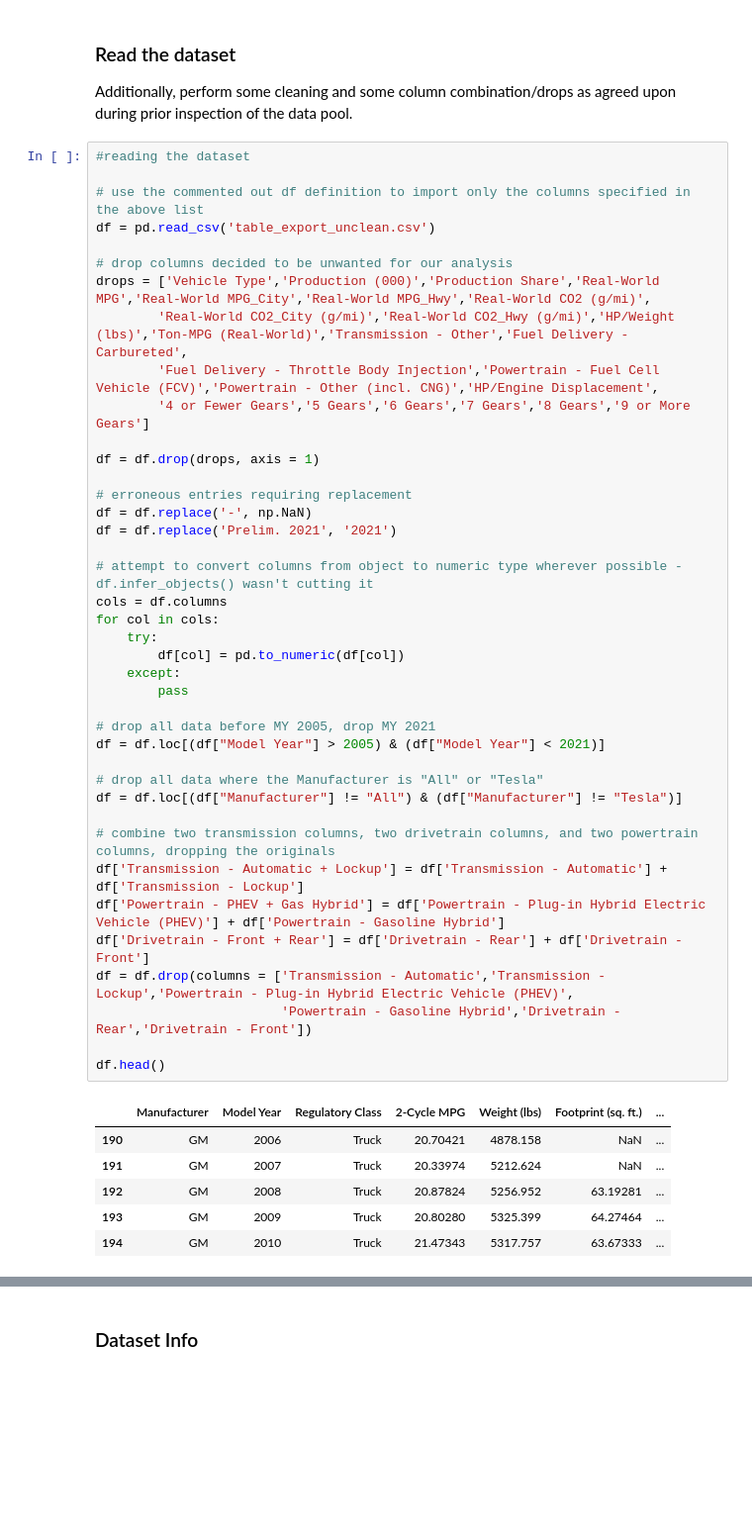
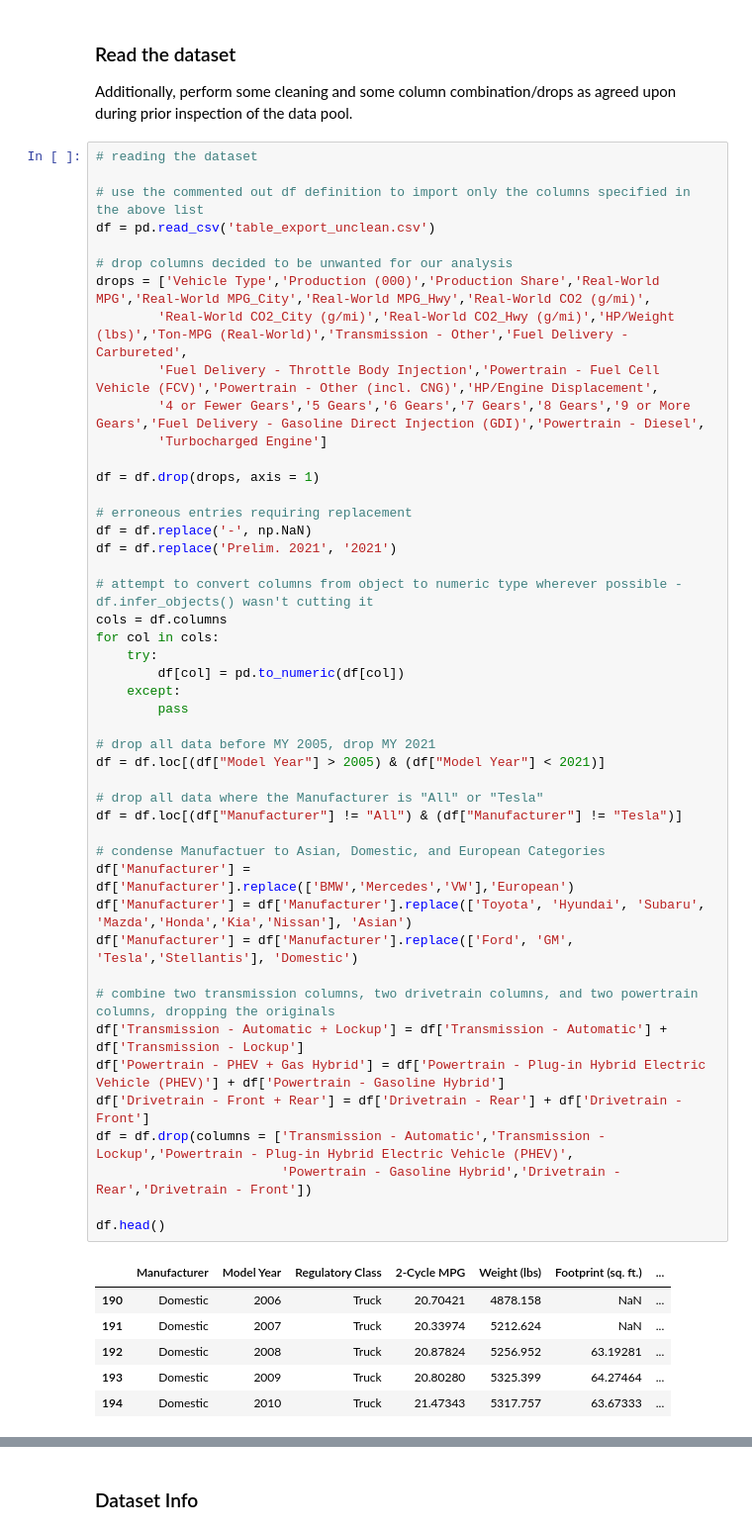
Before and after one commit to ekatynski/6103-project, a Jupyter notebook: 6103-project-group-3.ipynb, the cells around one changed output, grey strips where cells are left out. Shown at 99% size. Drawn from its saved outputs; the diff is of its cells as text; blank space fills up the shorter version.

```diff
--- a/6103-project-group-3.ipynb
+++ b/6103-project-group-3.ipynb
@@ -74,7 +76,7 @@ warnings.filterwarnings("ignore")
 ### Read the dataset
 Additionally, perform some cleaning and some column combination/drops as agreed upon during prior inspection of the data pool.
 # %%
-#reading the dataset
+# reading the dataset
 
 # use the commented out df definition to import only the columns specified in the above list
 df = pd.read_csv('table_export_unclean.csv')
@@ -83,40 +85,46 @@ df = pd.read_csv('table_export_unclean.csv')
 drops = ['Vehicle Type','Production (000)','Production Share','Real-World MPG','Real-World MPG_City','Real-World MPG_Hwy','Real-World CO2 (g/mi)',
         'Real-World CO2_City (g/mi)','Real-World CO2_Hwy (g/mi)','HP/Weight (lbs)','Ton-MPG (Real-World)','Transmission - Other','Fuel Delivery - Carbureted',
         'Fuel Delivery - Throttle Body Injection','Powertrain - Fuel Cell Vehicle (FCV)','Powertrain - Other (incl. CNG)','HP/Engine Displacement',
-        '4 or Fewer Gears','5 Gears','6 Gears','7 Gears','8 Gears','9 or More Gears']
+        '4 or Fewer Gears','5 Gears','6 Gears','7 Gears','8 Gears','9 or More Gears','Fuel Delivery - Gasoline Direct Injection (GDI)','Powertrain - Diesel',
+        'Turbocharged Engine']
 
 df = df.drop(drops, axis = 1)
 
 # erroneous entries requiring replacement
 df = df.replace('-', np.NaN)
 df = df.replace('Prelim. 2021', '2021')
 
 # attempt to convert columns from object to numeric type wherever possible - df.infer_objects() wasn't cutting it
 cols = df.columns
 for col in cols:
     try:
         df[col] = pd.to_numeric(df[col])
     except:
         pass
 
 # drop all data before MY 2005, drop MY 2021
 df = df.loc[(df["Model Year"] > 2005) & (df["Model Year"] < 2021)]
 
 # drop all data where the Manufacturer is "All" or "Tesla"
 df = df.loc[(df["Manufacturer"] != "All") & (df["Manufacturer"] != "Tesla")]
 
+# condense Manufactuer to Asian, Domestic, and European Categories
+df['Manufacturer'] = df['Manufacturer'].replace(['BMW','Mercedes','VW'],'European')
+df['Manufacturer'] = df['Manufacturer'].replace(['Toyota', 'Hyundai', 'Subaru', 'Mazda','Honda','Kia','Nissan'], 'Asian')
+df['Manufacturer'] = df['Manufacturer'].replace(['Ford', 'GM', 'Tesla','Stellantis'], 'Domestic')
+
 # combine two transmission columns, two drivetrain columns, and two powertrain columns, dropping the originals
 df['Transmission - Automatic + Lockup'] = df['Transmission - Automatic'] + df['Transmission - Lockup']
 df['Powertrain - PHEV + Gas Hybrid'] = df['Powertrain - Plug-in Hybrid Electric Vehicle (PHEV)'] + df['Powertrain - Gasoline Hybrid']
 df['Drivetrain - Front + Rear'] = df['Drivetrain - Rear'] + df['Drivetrain - Front']
 df = df.drop(columns = ['Transmission - Automatic','Transmission - Lockup','Powertrain - Plug-in Hybrid Electric Vehicle (PHEV)',
                         'Powertrain - Gasoline Hybrid','Drivetrain - Rear','Drivetrain - Front'])
 
 df.head()
 # %% [output]
 |  | Manufacturer | Model Year | Regulatory Class | 2-Cycle MPG | Weight (lbs) | Footprint (sq. ft.) | ... |
-| 190 | GM | 2006 | Truck | 20.70421 | 4878.158 | NaN | ... |
-| 191 | GM | 2007 | Truck | 20.33974 | 5212.624 | NaN | ... |
-| 192 | GM | 2008 | Truck | 20.87824 | 5256.952 | 63.19281 | ... |
-| 193 | GM | 2009 | Truck | 20.80280 | 5325.399 | 64.27464 | ... |
-| 194 | GM | 2010 | Truck | 21.47343 | 5317.757 | 63.67333 | ... |
+| 190 | Domestic | 2006 | Truck | 20.70421 | 4878.158 | NaN | ... |
+| 191 | Domestic | 2007 | Truck | 20.33974 | 5212.624 | NaN | ... |
+| 192 | Domestic | 2008 | Truck | 20.87824 | 5256.952 | 63.19281 | ... |
+| 193 | Domestic | 2009 | Truck | 20.80280 | 5325.399 | 64.27464 | ... |
+| 194 | Domestic | 2010 | Truck | 21.47343 | 5317.757 | 63.67333 | ... |
```
Also changed, not shown: parts of 14 cells of this notebook.
